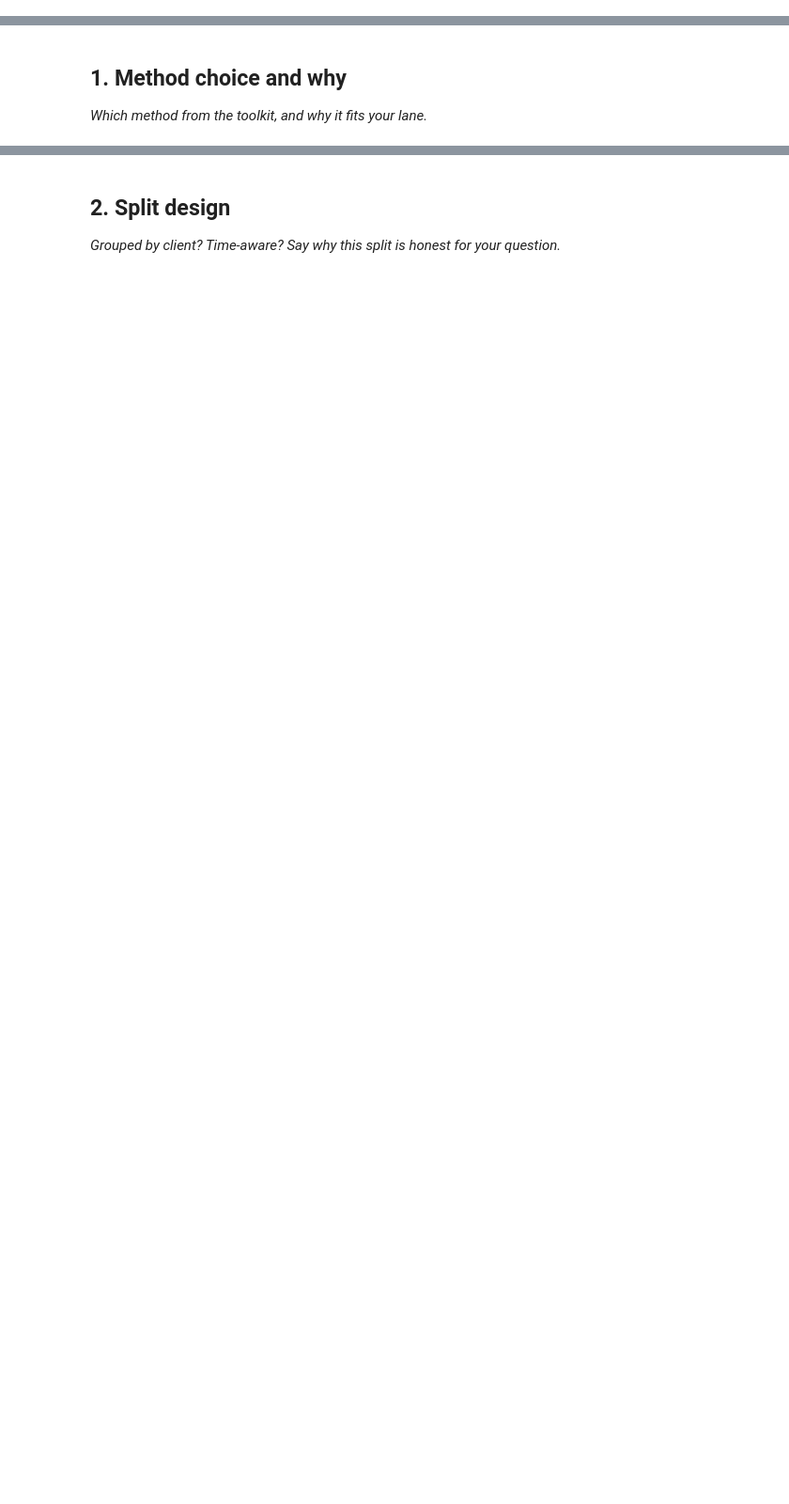
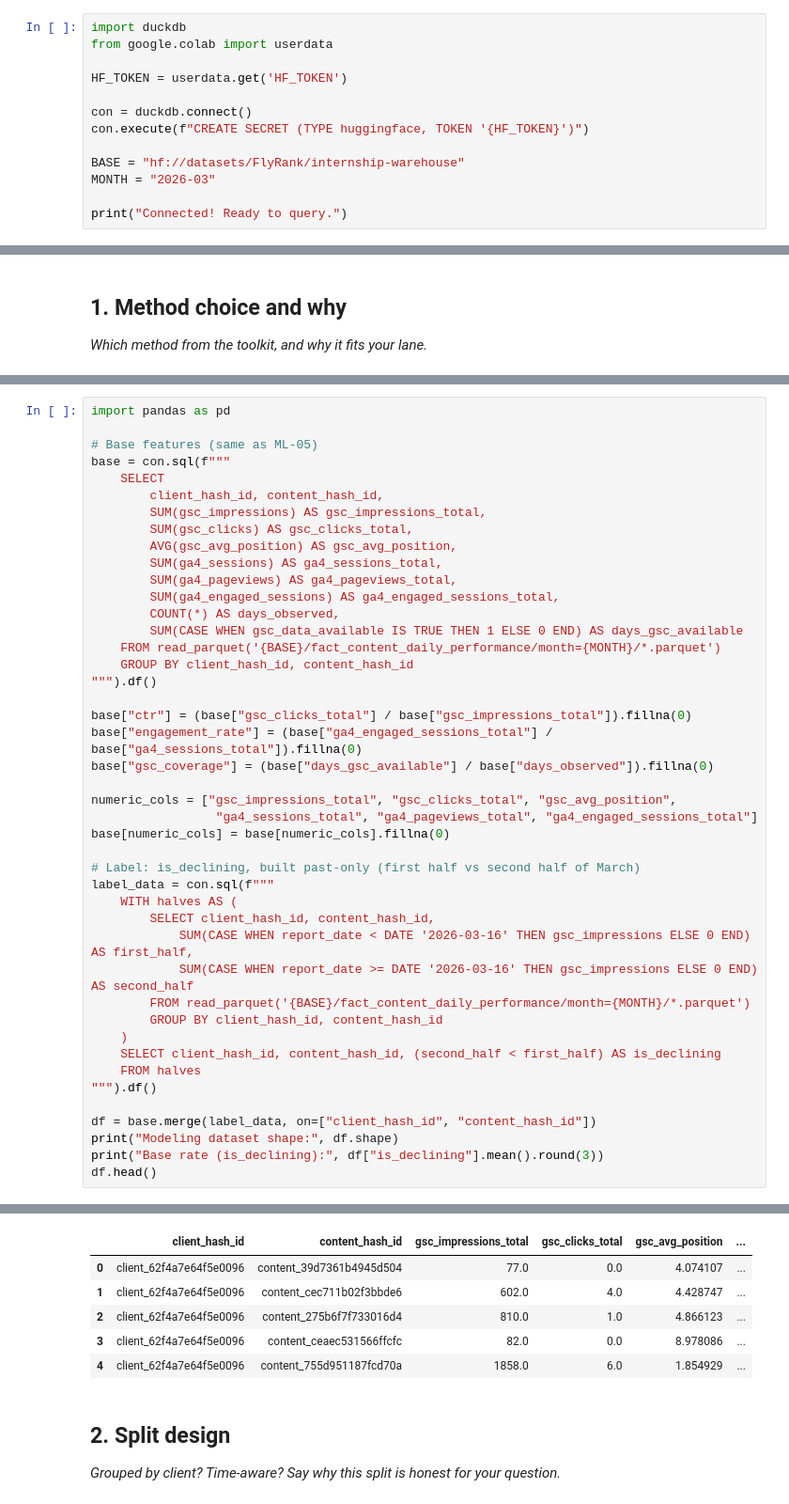
Before and after one commit to maryam12arshad17/flyrank-internship-ml, a Jupyter notebook: work/notebooks/w05_model.ipynb, the cells around one changed output, grey strips where cells are left out. Shown at 94% size. Drawn from its saved outputs; the diff is of its cells as text; blank space fills up the shorter version.

```diff
--- a/work/notebooks/w05_model.ipynb
+++ b/work/notebooks/w05_model.ipynb
@@ -6,3 +6,16 @@
 This skeleton is yours to fill. Work the sections **in order** — each one has a one-line hint. Simple words, honest numbers.
 
 > Working with an AI assistant? Tell it to read `skills/README.md` first and load the one skill this assignment names on its card.
+# %%
+import duckdb
+from google.colab import userdata
+
+HF_TOKEN = userdata.get('HF_TOKEN')
+
+con = duckdb.connect()
+con.execute(f"CREATE SECRET (TYPE huggingface, TOKEN '{HF_TOKEN}')")
+
+BASE = "hf://datasets/FlyRank/internship-warehouse"
+MONTH = "2026-03"
+
+print("Connected! Ready to query.")
@@ -15,0 +38,45 @@ This skeleton is yours to fill. Work the sections **in order** — each one has
+# %%
+import pandas as pd
+
+# Base features (same as ML-05)
+base = con.sql(f"""
+    SELECT
+        client_hash_id, content_hash_id,
+        SUM(gsc_impressions) AS gsc_impressions_total,
+        SUM(gsc_clicks) AS gsc_clicks_total,
+        AVG(gsc_avg_position) AS gsc_avg_position,
+        SUM(ga4_sessions) AS ga4_sessions_total,
+        SUM(ga4_pageviews) AS ga4_pageviews_total,
+        SUM(ga4_engaged_sessions) AS ga4_engaged_sessions_total,
+        COUNT(*) AS days_observed,
+        SUM(CASE WHEN gsc_data_available IS TRUE THEN 1 ELSE 0 END) AS days_gsc_available
+    FROM read_parquet('{BASE}/fact_content_daily_performance/month={MONTH}/*.parquet')
+    GROUP BY client_hash_id, content_hash_id
+""").df()
+
+base["ctr"] = (base["gsc_clicks_total"] / base["gsc_impressions_total"]).fillna(0)
+base["engagement_rate"] = (base["ga4_engaged_sessions_total"] / base["ga4_sessions_total"]).fillna(0)
+base["gsc_coverage"] = (base["days_gsc_available"] / base["days_observed"]).fillna(0)
+
+numeric_cols = ["gsc_impressions_total", "gsc_clicks_total", "gsc_avg_position",
+                 "ga4_sessions_total", "ga4_pageviews_total", "ga4_engaged_sessions_total"]
+base[numeric_cols] = base[numeric_cols].fillna(0)
+
+# Label: is_declining, built past-only (first half vs second half of March)
+label_data = con.sql(f"""
+    WITH halves AS (
+        SELECT client_hash_id, content_hash_id,
+            SUM(CASE WHEN report_date < DATE '2026-03-16' THEN gsc_impressions ELSE 0 END) AS first_half,
+            SUM(CASE WHEN report_date >= DATE '2026-03-16' THEN gsc_impressions ELSE 0 END) AS second_half
+        FROM read_parquet('{BASE}/fact_content_daily_performance/month={MONTH}/*.parquet')
+        GROUP BY client_hash_id, content_hash_id
+    )
+    SELECT client_hash_id, content_hash_id, (second_half < first_half) AS is_declining
+    FROM halves
+""").df()
+
+df = base.merge(label_data, on=["client_hash_id", "content_hash_id"])
+print("Modeling dataset shape:", df.shape)
+print("Base rate (is_declining):", df["is_declining"].mean().round(3))
+df.head()
+# %% [output]
@@ -16,3 +85,9 @@ This skeleton is yours to fill. Work the sections **in order** — each one has
+|  | client_hash_id | content_hash_id | gsc_impressions_total | gsc_clicks_total | gsc_avg_position | ... |
+| 0 | client_62f4a7e64f5e0096 | content_39d7361b4945d504 | 77.0 | 0.0 | 4.074107 | ... |
+| 1 | client_62f4a7e64f5e0096 | content_cec711b02f3bbde6 | 602.0 | 4.0 | 4.428747 | ... |
+| 2 | client_62f4a7e64f5e0096 | content_275b6f7f733016d4 | 810.0 | 1.0 | 4.866123 | ... |
+| 3 | client_62f4a7e64f5e0096 | content_ceaec531566ffcfc | 82.0 | 0.0 | 8.978086 | ... |
+| 4 | client_62f4a7e64f5e0096 | content_755d951187fcd70a | 1858.0 | 6.0 | 1.854929 | ... |
 # %% [markdown]
 ## 2. Split design
 
```
Also changed, not shown: parts of 17 cells of this notebook.
